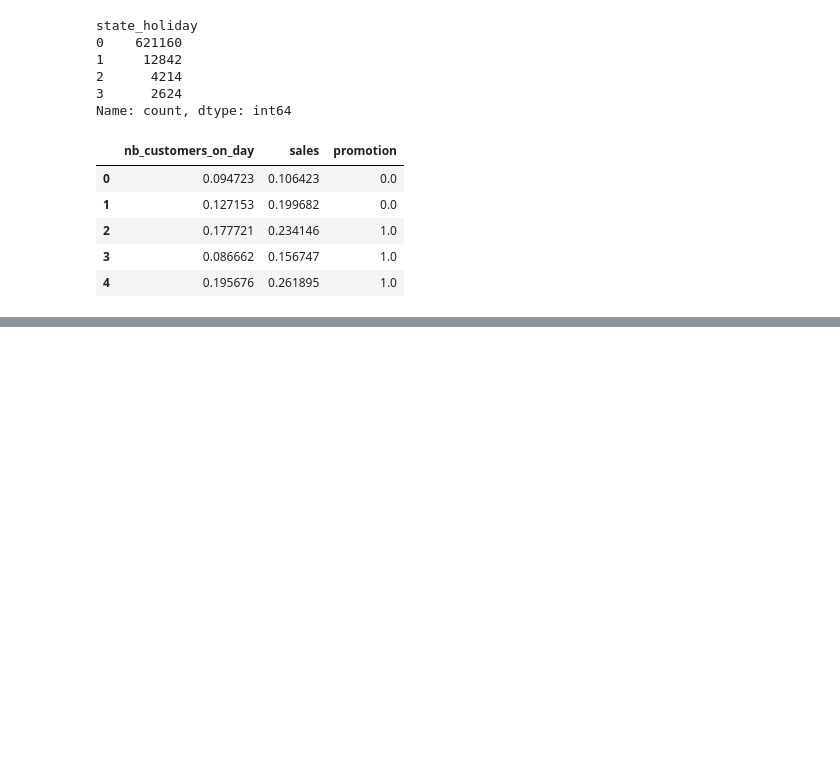
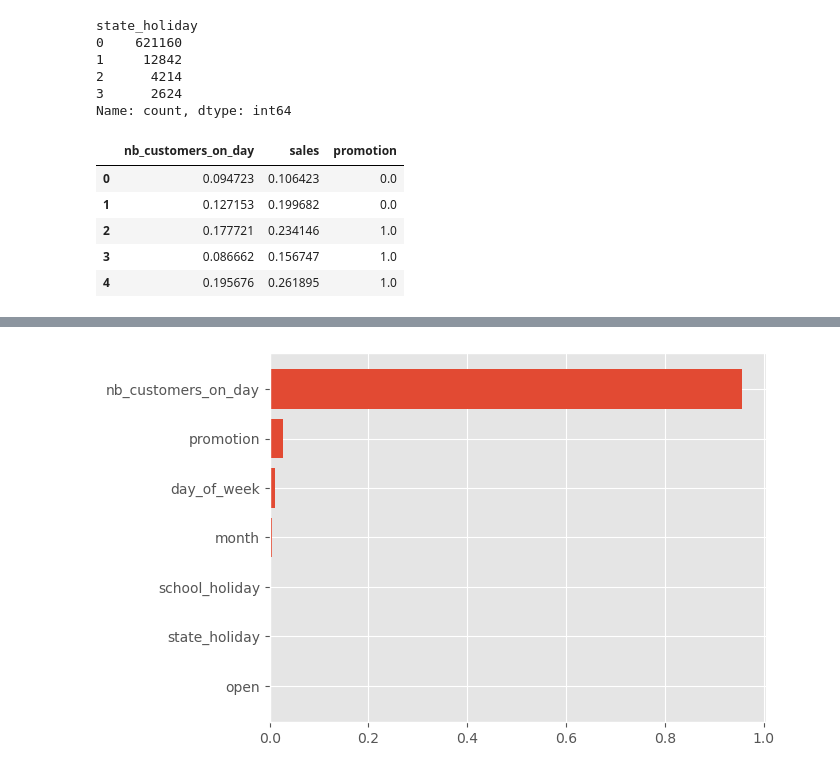
Before and after one commit to ironhack-fhieber/ironkaggle, a Jupyter notebook: main.ipynb, the cells around one changed output, grey strips where cells are left out. Cells and saved outputs as stored; diff of their text form; code cells hidden in the pictures; blank space fills up the shorter version.

```diff
--- a/main.ipynb
+++ b/main.ipynb
@@ -113,6 +128,6 @@ plt.show()
 # %%
-# define test_data as the complete file is very big. tag 50% for defining best model
-test_data = sales_data[0:int(int(sales_data.size) * 0.5)]
+#Define test_data as the complete file is very big. Tag 50% for defining best model
+test_data = sales_data[0:int(int(sales_data.size) * 0.25)]
 # %%
 X = test_data.drop(columns=['sales'])
 y = test_data['sales']
@@ -121,11 +136,26 @@ X_train, X_test, y_train, y_test = train_test_split(X, y, test_size=0.2, random_
 
 # Step 2: Initialize models
 models = {
-    'Linear Regression': LinearRegression(),
-    'Descision Tree': DecisionTreeRegressor(max_depth=5),
-    'Random Forest': RandomForestRegressor(n_estimators=50, max_depth=5),
-    'Gradient Boosting': GradientBoostingRegressor(max_depth=2),
-    'XGBoost': XGBRegressor()
+    #'Linear Regression': LinearRegression(),
+    #'Descision Tree 1': DecisionTreeRegressor(max_depth=3),
+    #'Descision Tree 2': DecisionTreeRegressor(max_depth=5),
+    #'Descision Tree 3': DecisionTreeRegressor(max_depth=7),
+    #'Descision Tree 8': DecisionTreeRegressor(max_depth=8),
+    #'Descision Tree 9': DecisionTreeRegressor(max_depth=9),
+    #'Descision Tree 10': DecisionTreeRegressor(max_depth=10),
+    #'Gradient Boosting 1': GradientBoostingRegressor(max_depth=3),
+    #'Gradient Boosting 2': GradientBoostingRegressor(max_depth=5),
+    #'Gradient Boosting 3': GradientBoostingRegressor(max_depth=7),
+    #'XGBoost': XGBRegressor()
+    #'SVM RBF': svm.SVR(kernel='rbf'),
+    'SVM Linear': svm.SVR(kernel='linear'),
+    #'SVM Polynomial': svm.SVR(kernel='polynomial'),
+    #'KNN 3': KNeighborsRegressor(n_neighbors=3),
+    #'KNN 5': KNeighborsRegressor(n_neighbors=5),
+    #'KNN 10': KNeighborsRegressor(n_neighbors=10),
+    #'KNN 15': KNeighborsRegressor(n_neighbors=15),
+    #'XGBoost': XGBRegressor(booster = "gblinear"),
+    #'XGBoost 2': XGBRegressor(booster = "dart")
 }
 
 # Step 3: Train and evaluate models
@@ -150,0 +219,6 @@ KeyboardInterrupt:
+# %%
+sort_idx = model.feature_importances_.argsort()
+plt.barh(X.columns[sort_idx],model.feature_importances_[sort_idx])
+plt.show();
+# %% [output]
+[figure, added]
```
Also changed, not shown: parts of 11 cells of this notebook.
